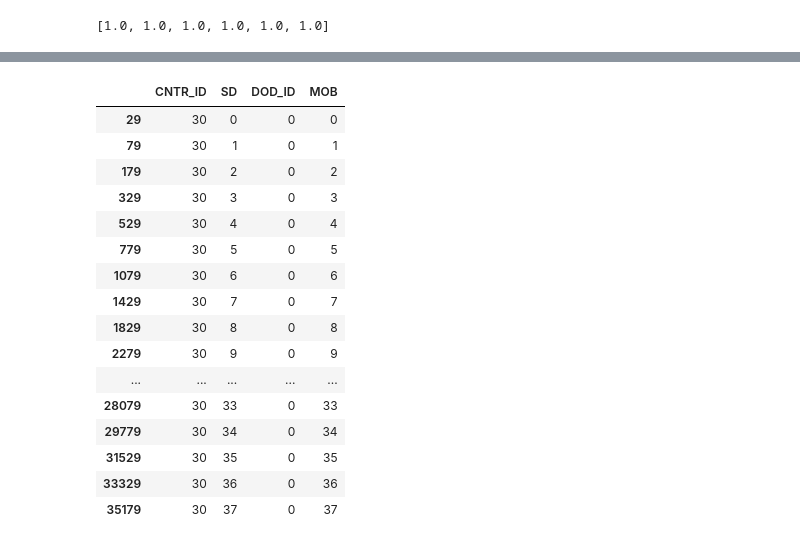
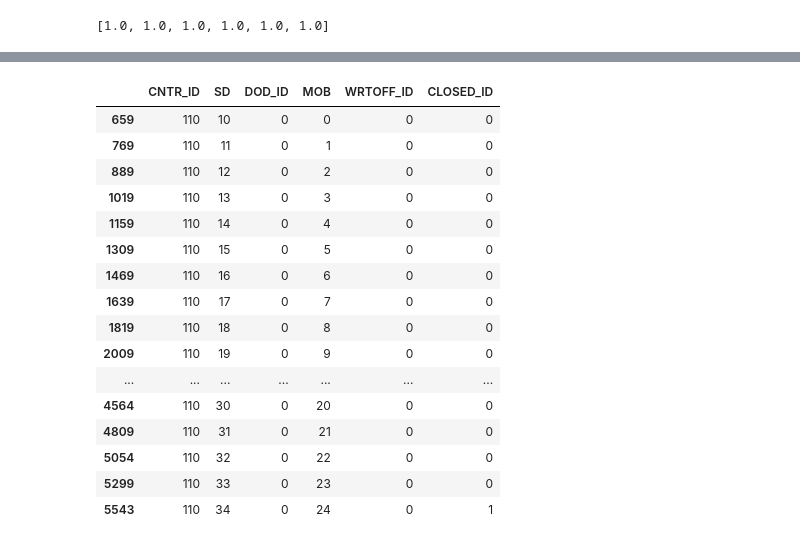
Before and after one commit to il-giza/Bank_SandBox, a Jupyter notebook: matrix_migration/generator_of_portfolio.ipynb, the cells around one changed output, grey strips where cells are left out. Cells and saved outputs as stored; diff of their text form; code cells hidden in the pictures.

```diff
--- a/matrix_migration/generator_of_portfolio.ipynb
+++ b/matrix_migration/generator_of_portfolio.ipynb
@@ -87,10 +46,12 @@ class DWH_DB():
         self.LI = pd.DataFrame(columns = ['CNTR_ID',
                                           'SD',
                                           'DOD_ID',
-                                          'MOB'
+                                          'MOB',
+                                          'WRTOFF_ID',
+                                          'CLOSED_ID'
                                           ])
         self.DMContract = pd.DataFrame(columns = ['CNTR_ID',
                                                   'ISSUE_DT',
-                                                  'WRITEOFF_DT',
+                                                  'WRTOFF_DT',
                                                   'CLOSED_DT'
                                                  ])
@@ -268,20 +205,20 @@ T
 # %%
-T[T['CNTR_ID']==30]
+T[T['CNTR_ID']==110]
 # %% [output]
-|  | CNTR_ID | SD | DOD_ID | MOB |
-| 29 | 30 | 0 | 0 | 0 |
-| 79 | 30 | 1 | 0 | 1 |
-| 179 | 30 | 2 | 0 | 2 |
-| 329 | 30 | 3 | 0 | 3 |
-| 529 | 30 | 4 | 0 | 4 |
-| 779 | 30 | 5 | 0 | 5 |
-| 1079 | 30 | 6 | 0 | 6 |
-| 1429 | 30 | 7 | 0 | 7 |
-| 1829 | 30 | 8 | 0 | 8 |
-| 2279 | 30 | 9 | 0 | 9 |
-| ... | ... | ... | ... | ... |
-| 28079 | 30 | 33 | 0 | 33 |
-| 29779 | 30 | 34 | 0 | 34 |
-| 31529 | 30 | 35 | 0 | 35 |
-| 33329 | 30 | 36 | 0 | 36 |
-| 35179 | 30 | 37 | 0 | 37 |
+|  | CNTR_ID | SD | DOD_ID | MOB | WRTOFF_ID | CLOSED_ID |
+| 659 | 110 | 10 | 0 | 0 | 0 | 0 |
+| 769 | 110 | 11 | 0 | 1 | 0 | 0 |
+| 889 | 110 | 12 | 0 | 2 | 0 | 0 |
+| 1019 | 110 | 13 | 0 | 3 | 0 | 0 |
+| 1159 | 110 | 14 | 0 | 4 | 0 | 0 |
+| 1309 | 110 | 15 | 0 | 5 | 0 | 0 |
+| 1469 | 110 | 16 | 0 | 6 | 0 | 0 |
+| 1639 | 110 | 17 | 0 | 7 | 0 | 0 |
+| 1819 | 110 | 18 | 0 | 8 | 0 | 0 |
+| 2009 | 110 | 19 | 0 | 9 | 0 | 0 |
+| ... | ... | ... | ... | ... | ... | ... |
+| 4564 | 110 | 30 | 0 | 20 | 0 | 0 |
+| 4809 | 110 | 31 | 0 | 21 | 0 | 0 |
+| 5054 | 110 | 32 | 0 | 22 | 0 | 0 |
+| 5299 | 110 | 33 | 0 | 23 | 0 | 0 |
+| 5543 | 110 | 34 | 0 | 24 | 0 | 1 |
```
Also changed, not shown: parts of 25 cells of this notebook.
